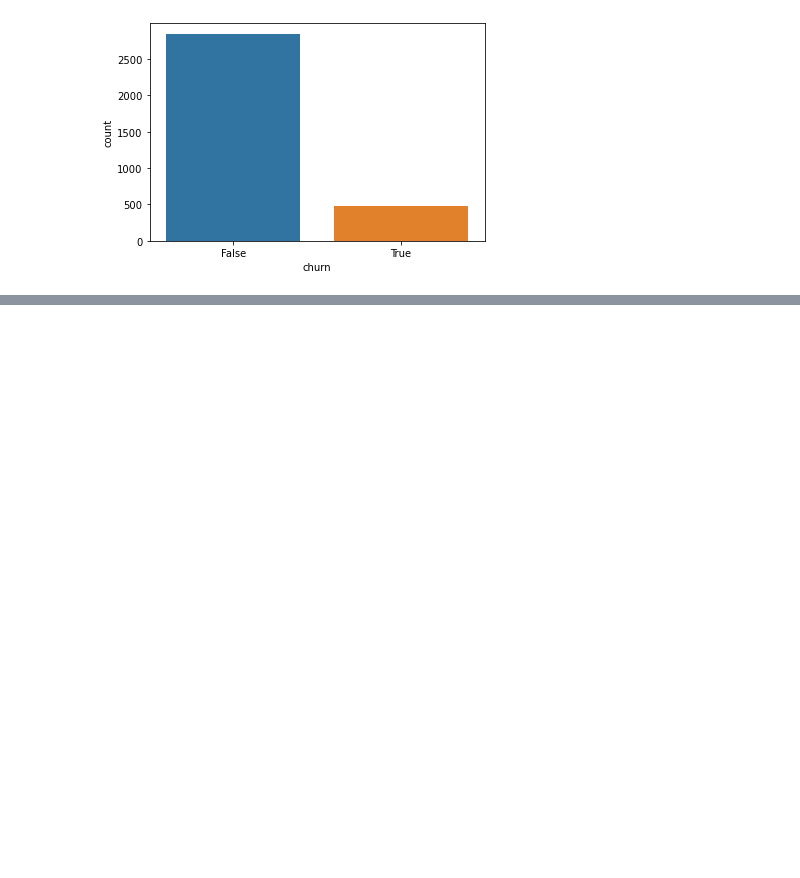
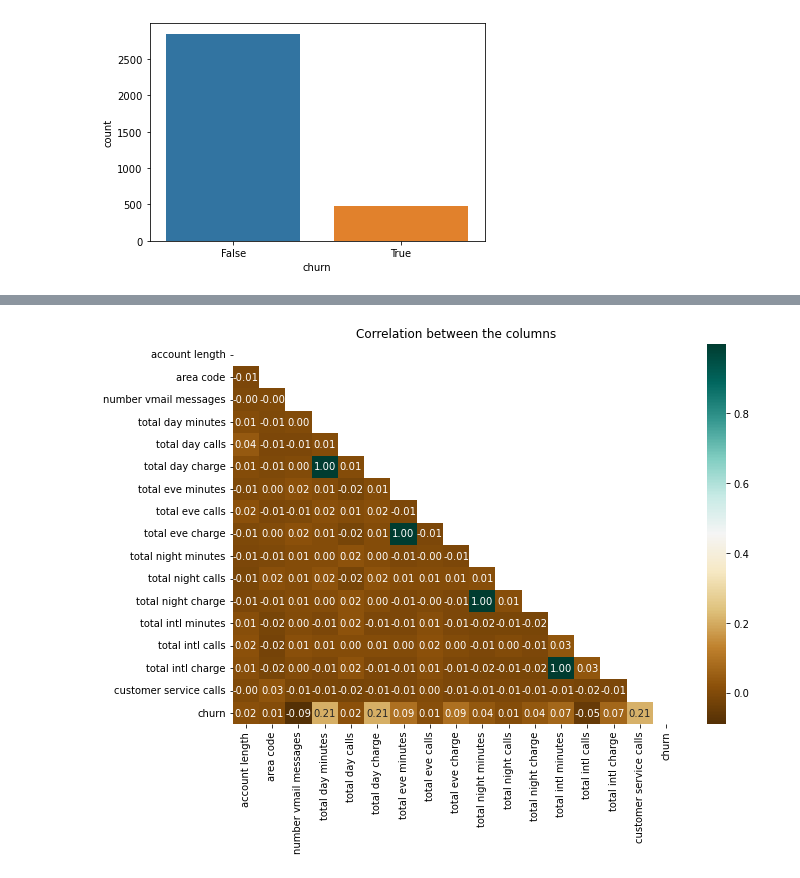
Before and after one commit to PatienceAnono/-SyriaTel-Customer-Churn-Project, a Jupyter notebook: SyriaTel Customer Churn.ipynb, the cells around one changed output, grey strips where cells are left out. Cells and saved outputs as stored; diff of their text form; code cells hidden in the pictures; blank space fills up the shorter version.

Commit message:
data exploration

```diff
--- a/SyriaTel Customer Churn.ipynb
+++ b/SyriaTel Customer Churn.ipynb
@@ -184,0 +223,3 @@ sns.countplot(x = "churn",data =data)
+# %%
+# phone numbers are private information and they may not have a large impact on the model
+data = data.drop('phone number', axis=1)
@@ -184,0 +288,9 @@ sns.countplot(x = "churn",data =data)
+# %%
+#correlation heatmap
+plt.figure(figsize=(10,7))
+mask = np.triu(np.ones_like(data.corr(), dtype=bool))
+sns.heatmap(data.corr(),annot=True,cmap="BrBG",fmt=".2f", mask=mask);
+plt.title('Correlation between the columns')
+plt.show()
+# %% [output]
+[figure, added]
```
Also changed, not shown: parts of 16 cells of this notebook.
